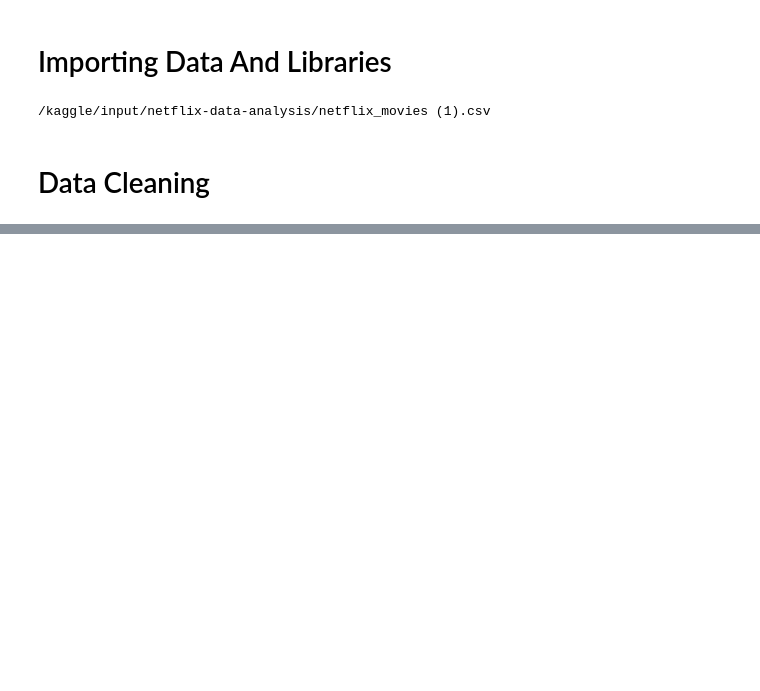
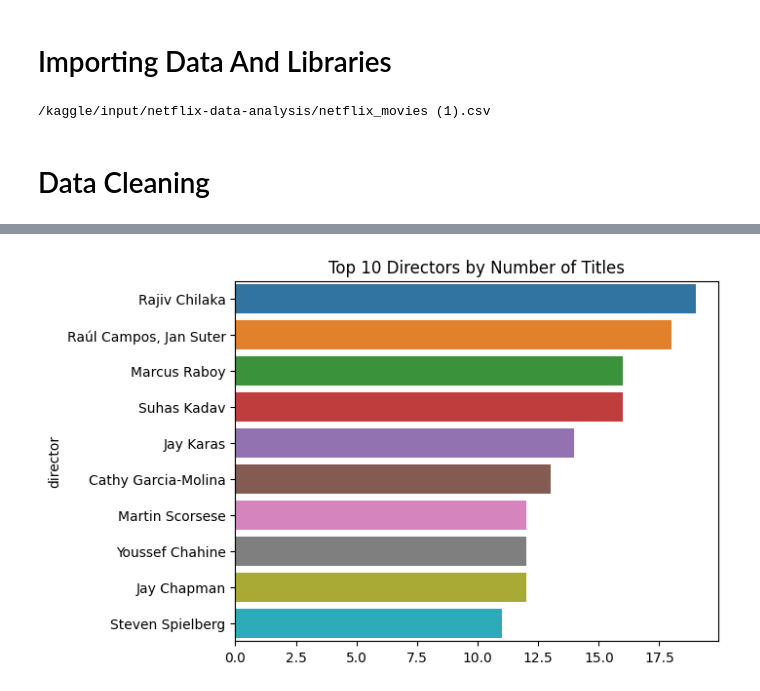
Before and after one commit to kumawatmanish05/Netflix_Data_Analysis, a Jupyter notebook: netflix-data-analysis.ipynb, the cells around one changed output, grey strips where cells are left out. Drawn from its saved outputs; the diff is of its cells as text; code cells hidden in the pictures; blank space fills up the shorter version.

```diff
--- a/netflix-data-analysis.ipynb
+++ b/netflix-data-analysis.ipynb
@@ -34,0 +69,8 @@ content_df = pd.read_csv(r'/kaggle/input/netflix-data-analysis/netflix_movies (1
+# %%
+# Top Directors with Most Titles
+top_directors = content_df['director'].value_counts().head(10)
+sns.barplot(y=top_directors.index, x=top_directors.values)
+plt.title('Top 10 Directors by Number of Titles')
+plt.show()
+# %% [output]
+[figure, added]
```
Also changed, not shown: parts of 15 cells of this notebook.
